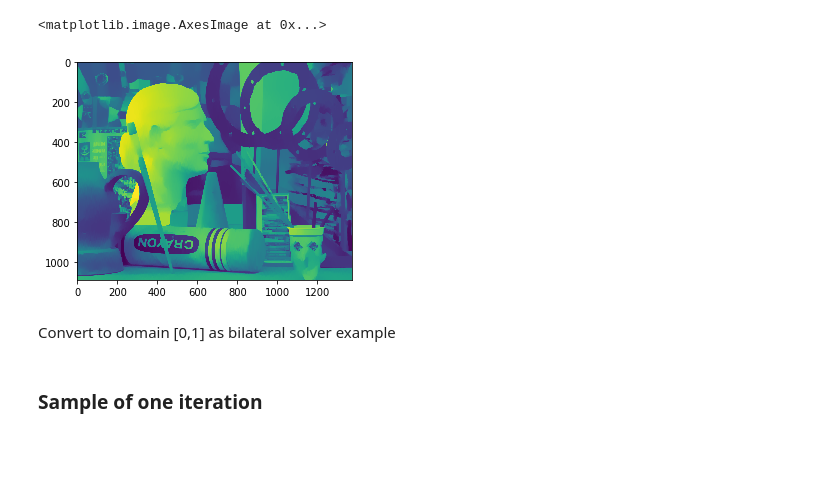
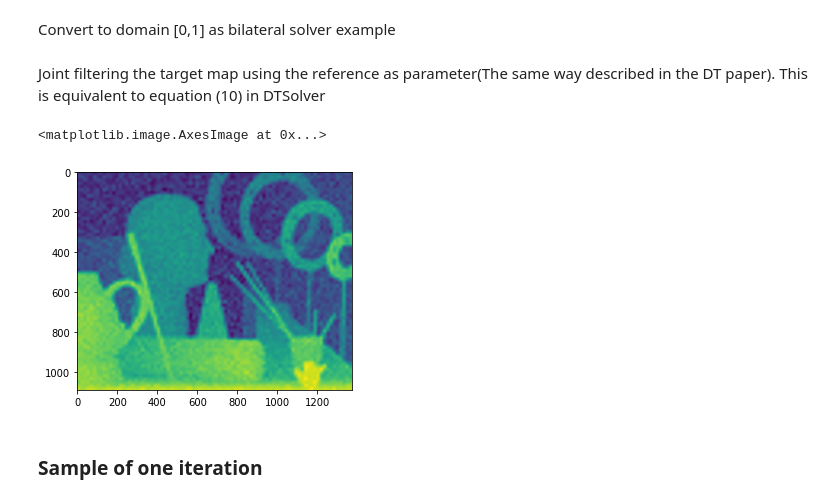
Before and after one commit to GMNetto/DTSolverExample, a Jupyter notebook: DTSolver.ipynb, the cells around one changed output. Drawn from its saved outputs; the diff is of its cells as text; code cells hidden in the pictures; blank space fills up the shorter version.

Commit message:
Fix filtering to include joint filtering

```diff
--- a/DTSolver.ipynb
+++ b/DTSolver.ipynb
@@ -30,10 +26,8 @@ Filtering reference image
-# %%
-plt.imshow(filtered_target)
-# %% [output]
-<matplotlib.image.AxesImage at 0x...>
-[figure, removed]
 # %% [markdown]
 Convert to domain [0,1] as bilateral solver example
 # %%
 t = target.astype(np.double)/(pow(2,16)-1)
 c = confidence.astype(np.double)/(pow(2,16)-1)
+# %% [markdown]
+Joint filtering the target map using the reference as parameter(The same way described in the DT paper).
+This is equivalent to equation (10) in DTSolver
@@ -40,3 +36,8 @@ c = confidence.astype(np.double)/(pow(2,16)-1)
+# %%
+plt.imshow(target)
+# %% [output]
+<matplotlib.image.AxesImage at 0x...>
+[figure, added]
 # %% [markdown]
 ### Sample of one iteration
 # %%
```
Also changed, not shown: parts of 7 cells of this notebook.
